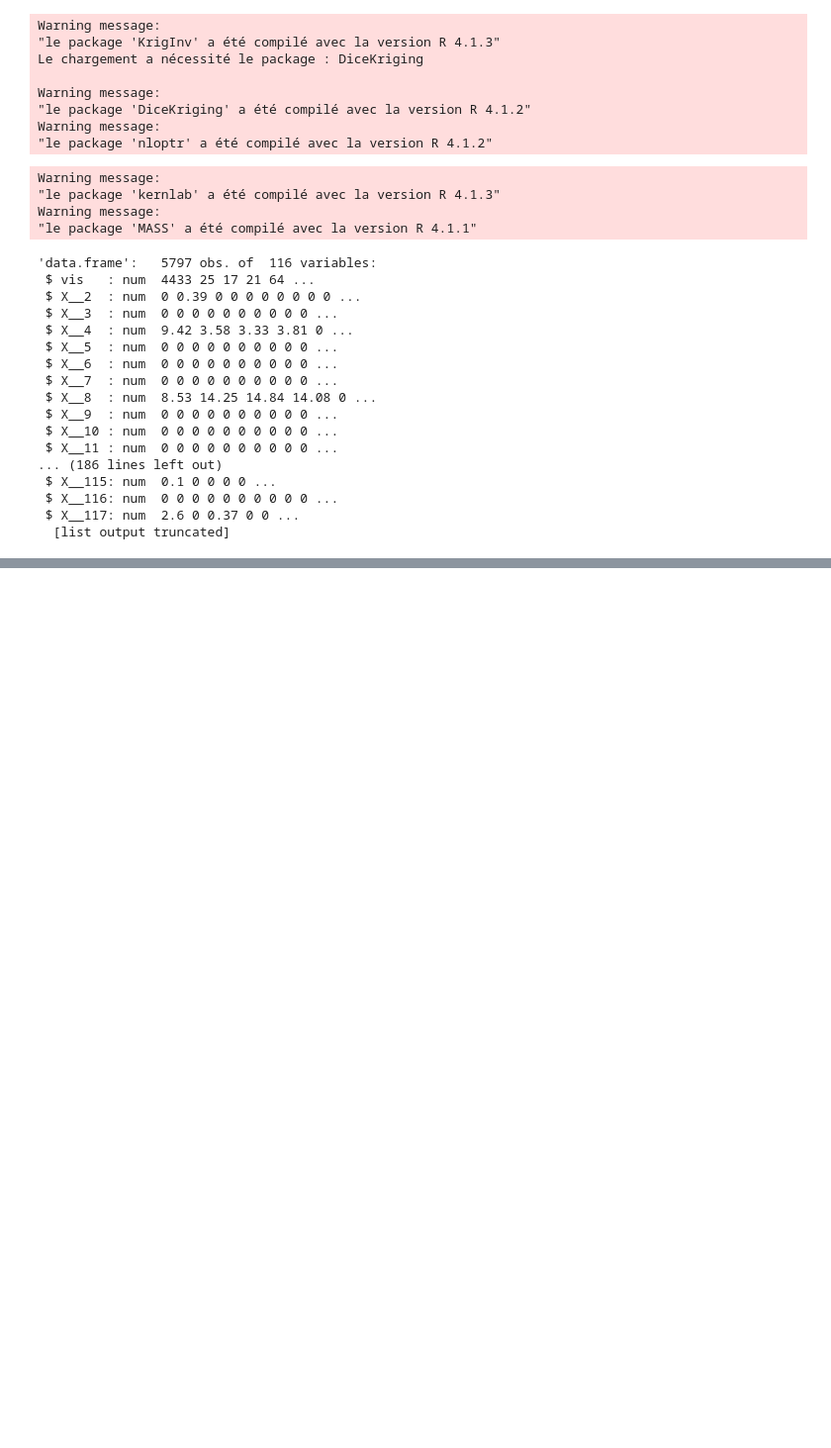
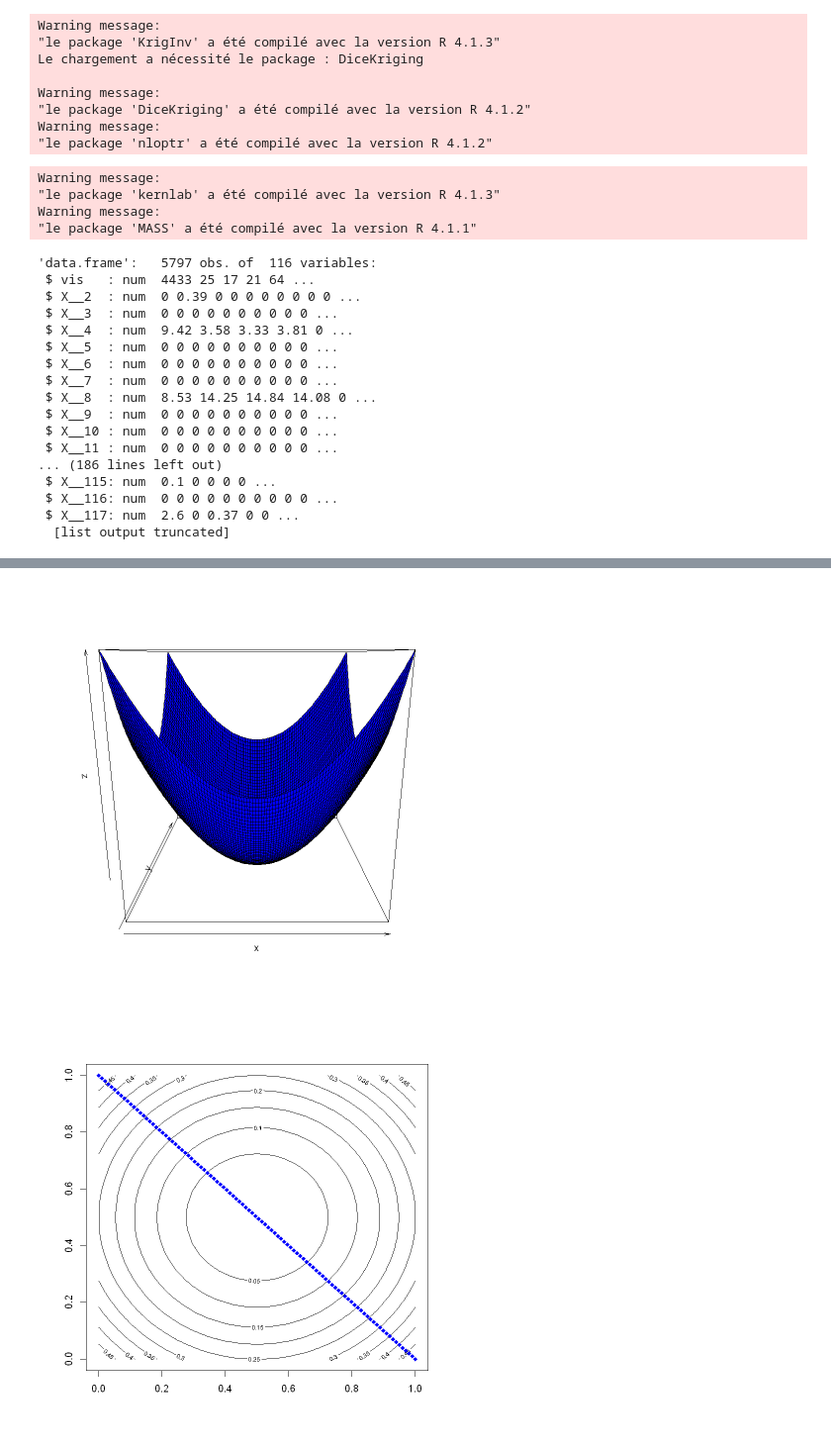
Before and after one commit to supetite/Projet-IPPON, a Jupyter notebook: gaussienVSneurones.ipynb, the cells around one changed output, grey strips where cells are left out. Shown at 99% size. Drawn from its saved outputs; the diff is of its cells as text; code cells hidden in the pictures; blank space fills up the shorter version.

```diff
--- a/gaussienVSneurones.ipynb
+++ b/gaussienVSneurones.ipynb
@@ -100,0 +146,14 @@ sum((pred.nnetr-log(datestr[,"vis"]))^2)/nrow(datestr)
+# %%
+#x = c(0.1,0.2,0.3,0.4,0.5, 0.6, 0.7, 0.8, 0.9)
+#y=1-x
+
+x <- seq(0,1,length.out=100)
+y <- sort(1-x)
+z <- outer((x-0.5)^2,(y-0.5)^2,`+`)
+
+persp(x,y,z, col='blue')
+contour(x,y,z)
+lines(x, 1-x, pch=18, col="blue", type="b", lty=2)
+# %% [output]
+[figure, added]
+[figure, added]
```
Also changed, not shown: parts of 24 cells of this notebook.
